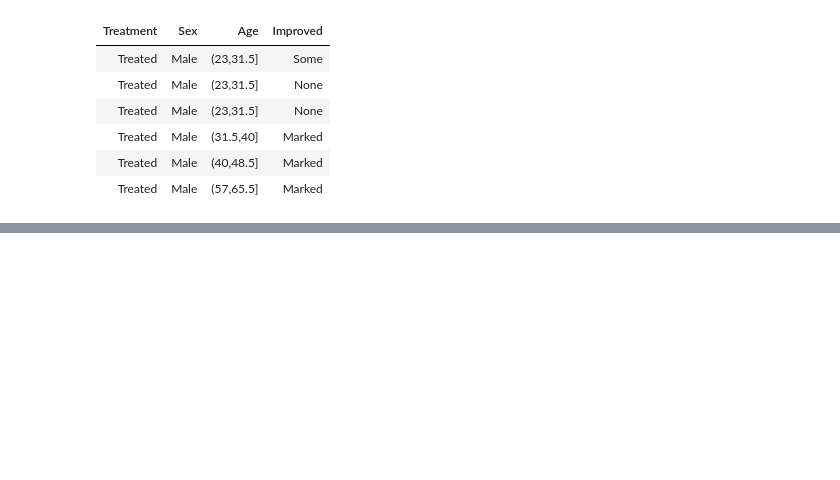
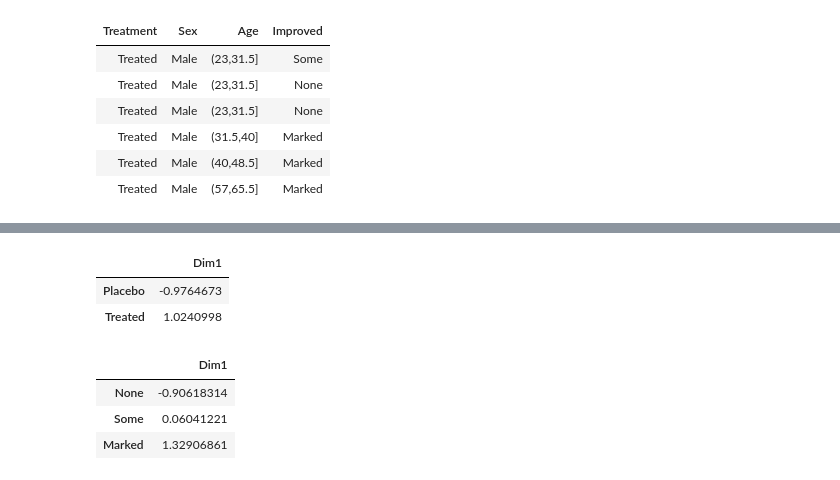
Before and after one commit to garciparedes/r-examples, a Jupyter notebook: notebooks/arthritis-ca-analysis.ipynb, the cells around one changed output, grey strips where cells are left out. Drawn from its saved outputs; the diff is of its cells as text; code cells hidden in the pictures; blank space fills up the shorter version.

```diff
--- a/notebooks/arthritis-ca-analysis.ipynb
+++ b/notebooks/arthritis-ca-analysis.ipynb
@@ -56,0 +32,12 @@ Dim. 2  -0.827665 -0.376761  1.370760
+# %%
+Arthritis.use.ca <- ca(Arthritis.use.table)
+Arthritis.use.ca$rowcoord
+Arthritis.use.ca$colcoord
+# %% [output]
+|  | Dim1 |
+| Placebo | -0.9764673 |
+| Treated | 1.0240998 |
+|  | Dim1 |
+| None | -0.90618314 |
+| Some | 0.06041221 |
+| Marked | 1.32906861 |
```
Also changed, not shown: parts of 6 cells of this notebook.
